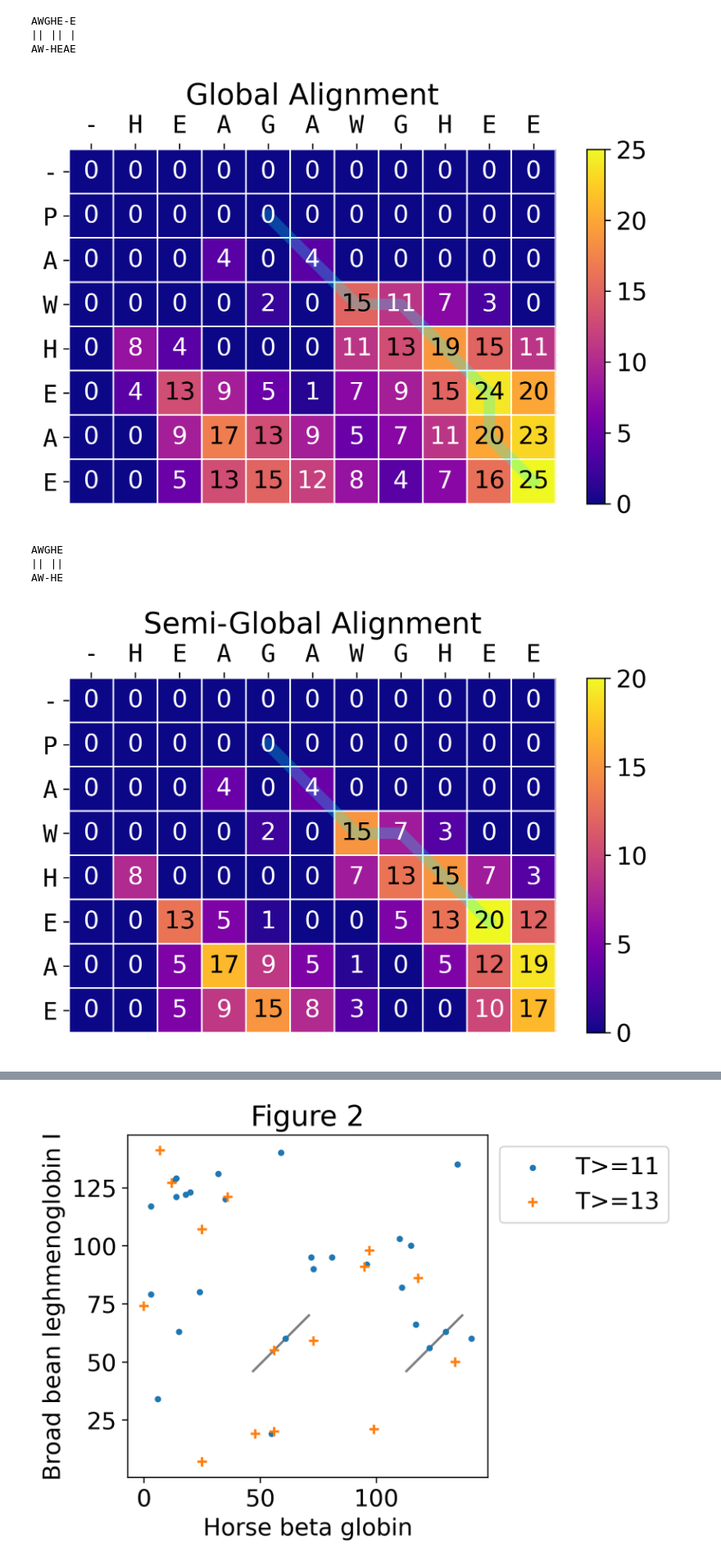
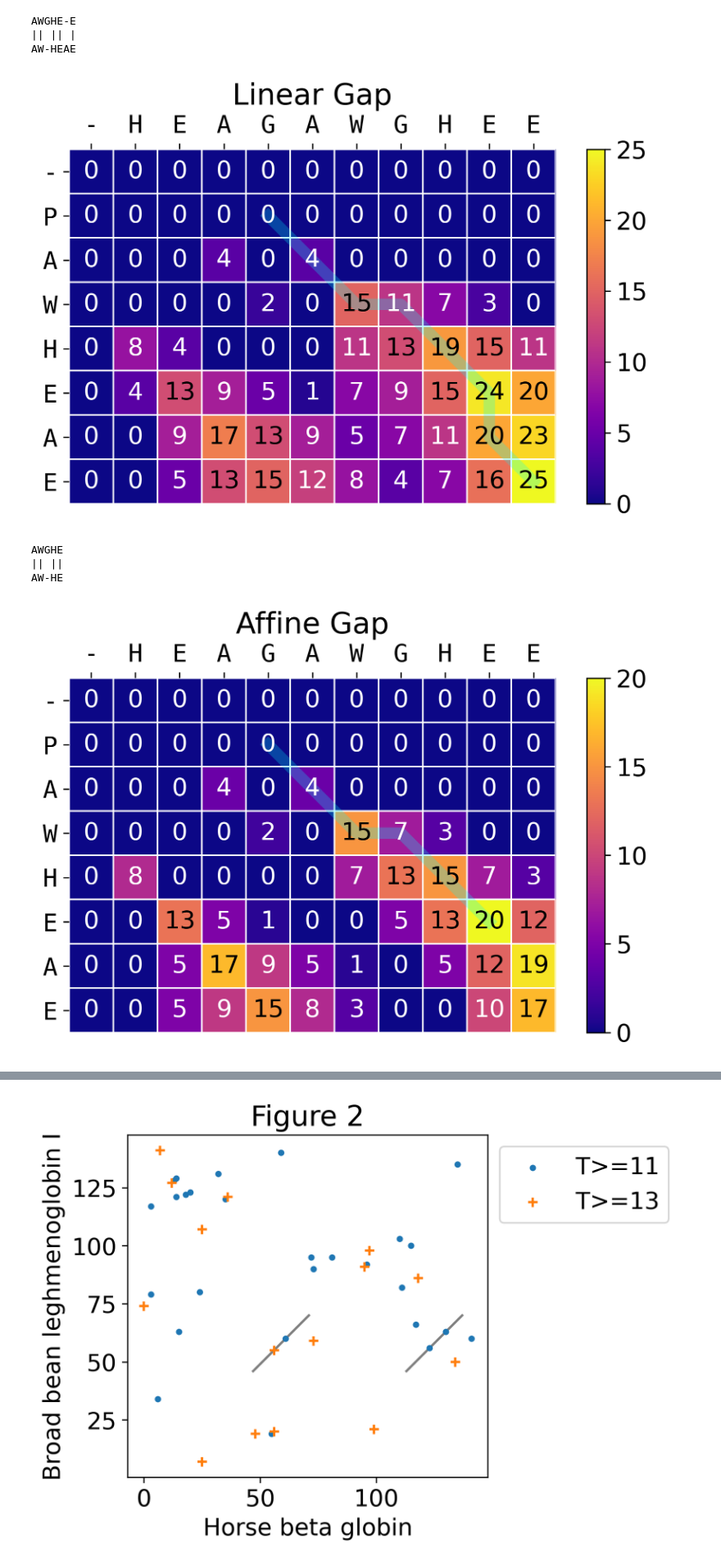
Before and after one commit to TeoSakel/Bioinformatics, a Jupyter notebook: 03_alignment_theory/pairwise_alignment.ipynb, the cells around one changed output, grey strips where cells are left out. Shown at 82% size. Saved outputs shown, nothing was run; the diff lists cells and outputs as text; code cells hidden in the pictures.

```diff
--- a/03_alignment_theory/pairwise_alignment.ipynb
+++ b/03_alignment_theory/pairwise_alignment.ipynb
@@ -1441,7 +1441,7 @@ def NeedlemanWunsch(x, y, M, algorithm="global"):
     M:
         scoring matrix
     algorithm:
-        either global or semib
+        either global or semi
     Returns:
         S: Alignment score matrix
         P: Predecessor matrix
@@ -1689,11 +1689,11 @@ AW-HEAE
 # %%
 fig, ax = plt.subplots()
 plot_alignment(ax, S, X, Y, P, best=best, pathcolor='cyan')
-ax.set_title('Global Alignment')
+ax.set_title('Linear Gap')
 fig.tight_layout()
 plt.show()
 # %% [output]
-[figure, old version]
+[figure, new version]
 # %%
 S, P = res['affine']
 best = S.argmax()
@@ -1705,11 +1705,11 @@ AW-HE
 # %%
 fig, ax = plt.subplots()
 plot_alignment(ax, S, X, Y, P, best=best, pathcolor='cyan')
-ax.set_title('Semi-Global Alignment')
+ax.set_title('Affine Gap')
 fig.tight_layout()
 plt.show()
 # %% [output]
-[figure, old version]
+[figure, new version]
 # %% [markdown]
 ## BLAST
 
```
Also changed, not shown: parts of 5 cells of this notebook.
